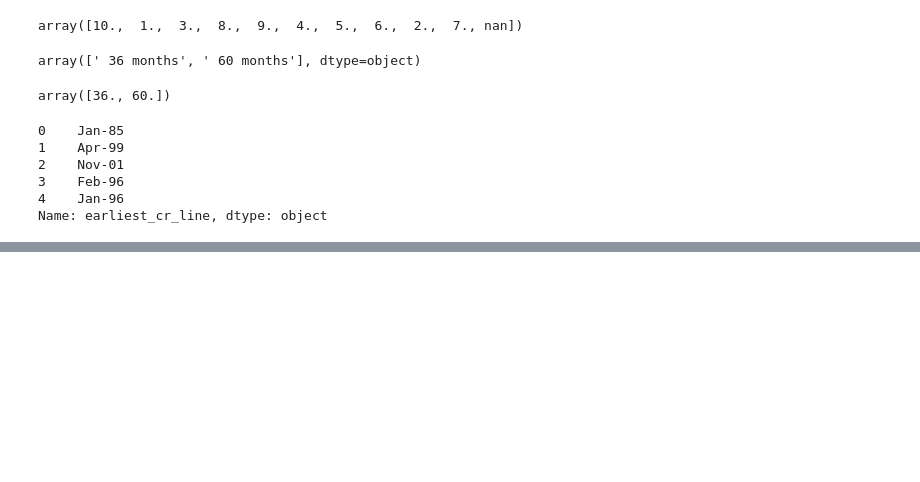
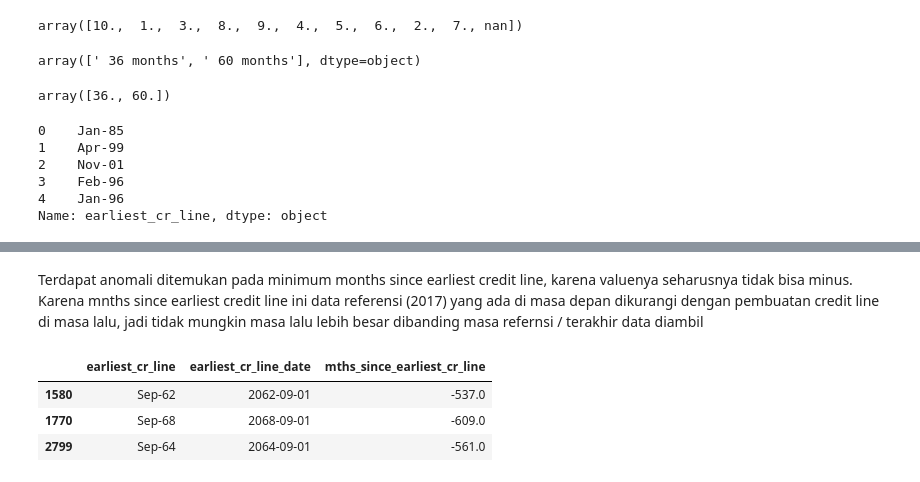
Before and after one commit to rfaoktvian/Credit_Risk_Prediction_ID-X-Partners, a Jupyter notebook: CreditRisk_Final_Project_ID_X_Partners.ipynb, the cells around one changed output, grey strips where cells are left out. Drawn from its saved outputs; the diff is of its cells as text; code cells hidden in the pictures; blank space fills up the shorter version.

Commit message:
feat: feature engineering in earliest_cr_line feature

```diff
--- a/CreditRisk_Final_Project_ID_X_Partners.ipynb
+++ b/CreditRisk_Final_Project_ID_X_Partners.ipynb
@@ -257,6 +261,6 @@ Name: earliest_cr_line, dtype: object
 # %%
-df['earliest_cr_line'] = pd.to_datetime(df['earliest_cr_line'], format='%b-%y')
-df['earliest_cr_line'].head(5)
+df['earliest_cr_line_date'] = pd.to_datetime(df['earliest_cr_line'], format='%b-%y')
+df['earliest_cr_line_date'].head(5)
 # %% [output]
 0   1985-01-01
 1   1999-04-01
@@ -266,0 +271,4 @@ Name: earliest_cr_line, dtype: datetime64[ns]
+# %%
+# menghitung jumlah bulan sejak 'earliest_cr_line' hingga tanggal referensi
+df['mths_since_earliest_cr_line'] = round((pd.to_datetime('2017-12-01') - df['earliest_cr_line_date']) / pd.Timedelta(days=30.44))
+df['mths_since_earliest_cr_line'].head(5)
@@ -266,0 +294,9 @@ Name: earliest_cr_line, dtype: datetime64[ns]
+# %% [markdown]
+Terdapat anomali ditemukan pada minimum months since earliest credit line, karena valuenya seharusnya tidak bisa minus. Karena mnths since earliest credit line ini data referensi (2017) yang ada di masa depan dikurangi dengan pembuatan credit line di masa lalu, jadi tidak mungkin masa lalu lebih besar dibanding masa refernsi / terakhir data diambil
+# %%
+df[df['mths_since_earliest_cr_line'] < 0][['earliest_cr_line','earliest_cr_line_date','mths_since_earliest_cr_line']].head(3)
+# %% [output]
+|  | earliest_cr_line | earliest_cr_line_date | mths_since_earliest_cr_line |
+| 1580 | Sep-62 | 2062-09-01 | -537.0 |
+| 1770 | Sep-68 | 2068-09-01 | -609.0 |
+| 2799 | Sep-64 | 2064-09-01 | -561.0 |
```
Also changed, not shown: parts of 10 cells of this notebook.
